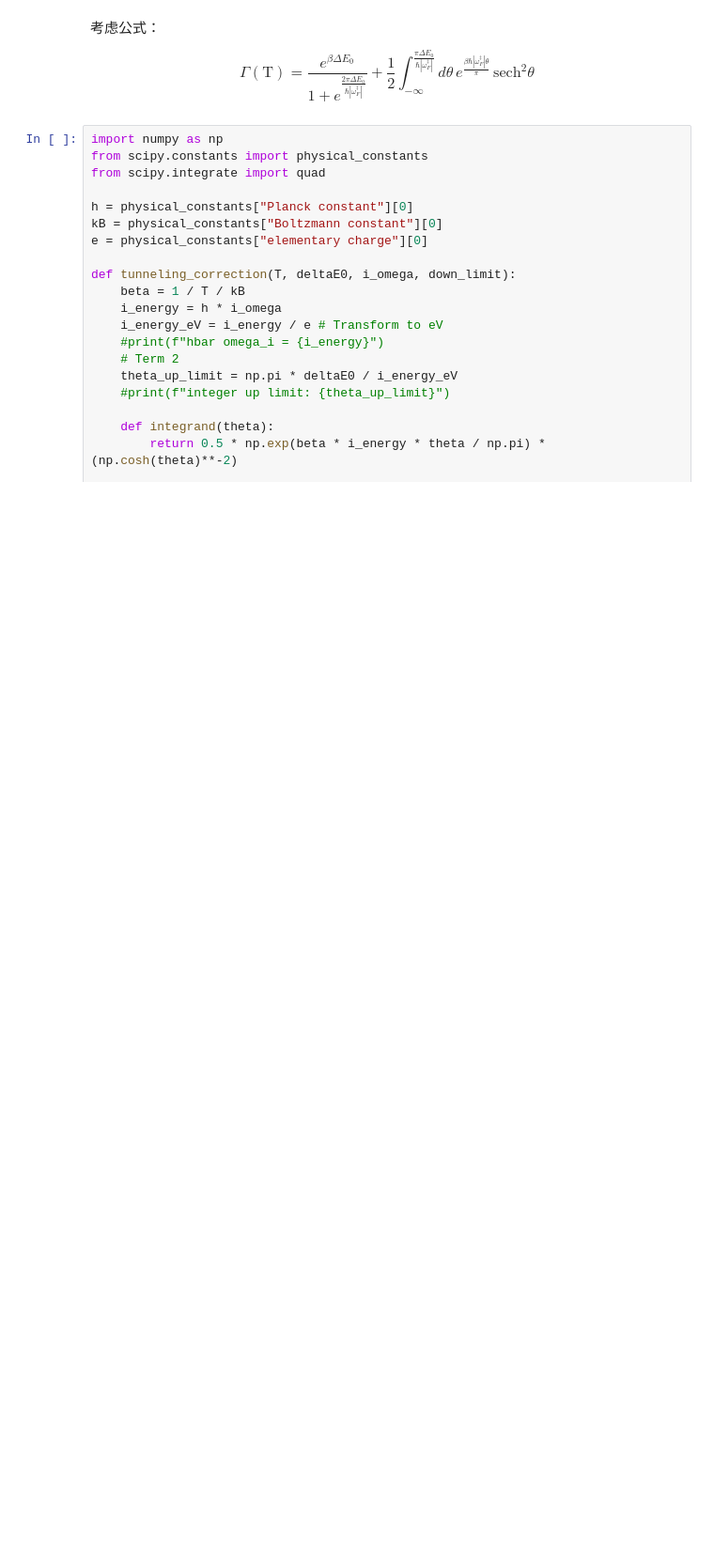
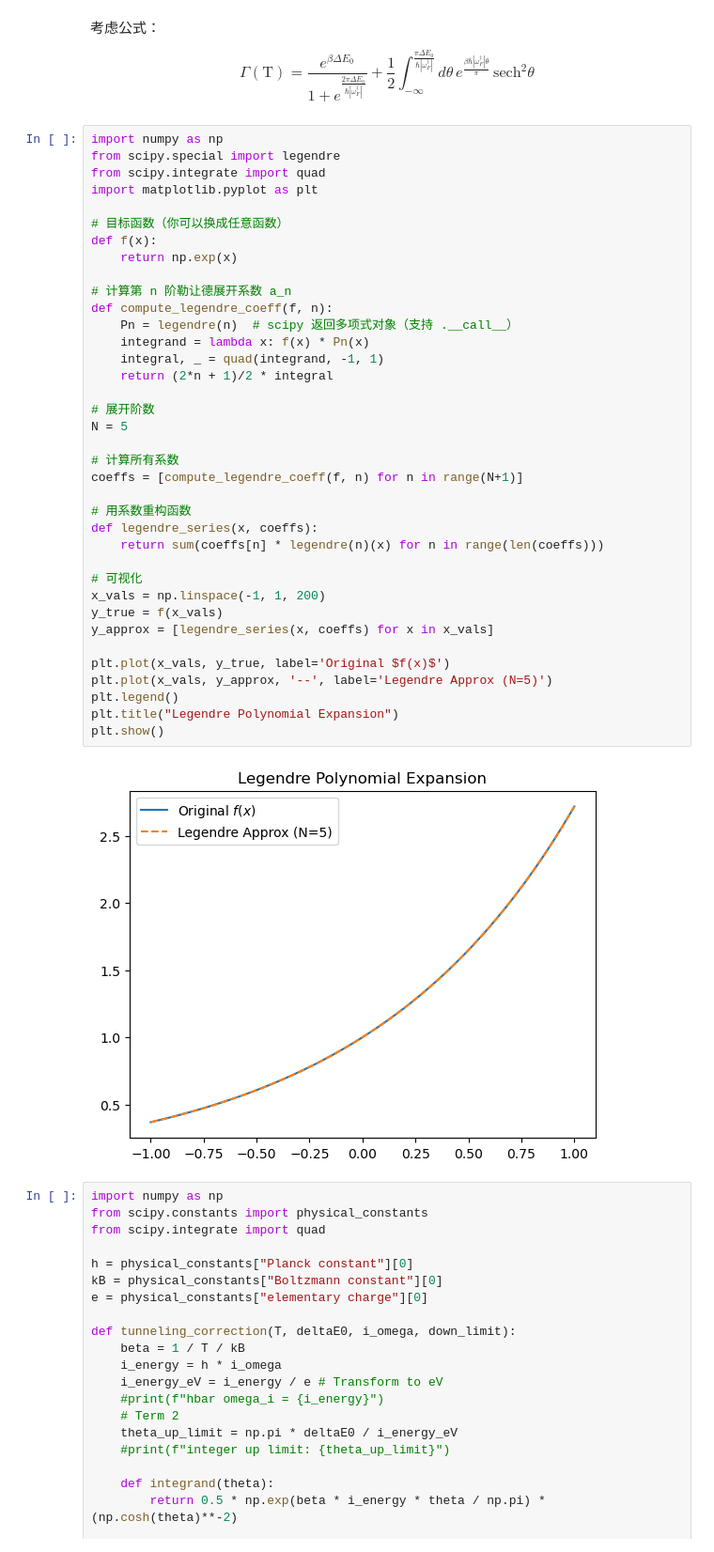
Before and after one commit to luomochen/Code, a Jupyter notebook: jupyter/comp_phys_integral.ipynb, the cells around one changed output. Shown: that part at 94% size. Saved outputs shown, nothing was run; the diff lists cells and outputs as text; blank space fills up the shorter version.

Commit message:
New update of comp_phys_integral

```diff
--- a/jupyter/comp_phys_integral.ipynb
+++ b/jupyter/comp_phys_integral.ipynb
@@ -394,6 +435,45 @@ composite_simpson(func,-1,1,1E5)
 $$\Gamma(\mathrm{T})=\frac{e^{\beta \Delta E_0}}{1 + e^{\frac{2\pi \Delta E_0}{\hbar |\omega_F^\ddagger|}}}
 + \frac{1}{2} \int_{-\infty}^{\frac{\pi \Delta E_0}{\hbar |\omega_F^\ddagger|}}
 d\theta \, e^{\frac{\beta \hbar |\omega_F^\ddagger| \theta}{\pi}} \, \text{sech}^2 \theta$$
+# %%
+import numpy as np
+from scipy.special import legendre
+from scipy.integrate import quad
+import matplotlib.pyplot as plt
+
+# 目标函数（你可以换成任意函数）
+def f(x):
+    return np.exp(x)
+
+# 计算第 n 阶勒让德展开系数 a_n
+def compute_legendre_coeff(f, n):
+    Pn = legendre(n)  # scipy 返回多项式对象（支持 .__call__）
+    integrand = lambda x: f(x) * Pn(x)
+    integral, _ = quad(integrand, -1, 1)
+    return (2*n + 1)/2 * integral
+
+# 展开阶数
+N = 5
+
+# 计算所有系数
+coeffs = [compute_legendre_coeff(f, n) for n in range(N+1)]
+
+# 用系数重构函数
+def legendre_series(x, coeffs):
+    return sum(coeffs[n] * legendre(n)(x) for n in range(len(coeffs)))
+
+# 可视化
+x_vals = np.linspace(-1, 1, 200)
+y_true = f(x_vals)
+y_approx = [legendre_series(x, coeffs) for x in x_vals]
+
+plt.plot(x_vals, y_true, label='Original $f(x)$')
+plt.plot(x_vals, y_approx, '--', label='Legendre Approx (N=5)')
+plt.legend()
+plt.title("Legendre Polynomial Expansion")
+plt.show()
+# %% [output]
+[figure, added]
 # %%
 import numpy as np
 from scipy.constants import physical_constants
```
Also changed, not shown: parts of 4 cells of this notebook.
